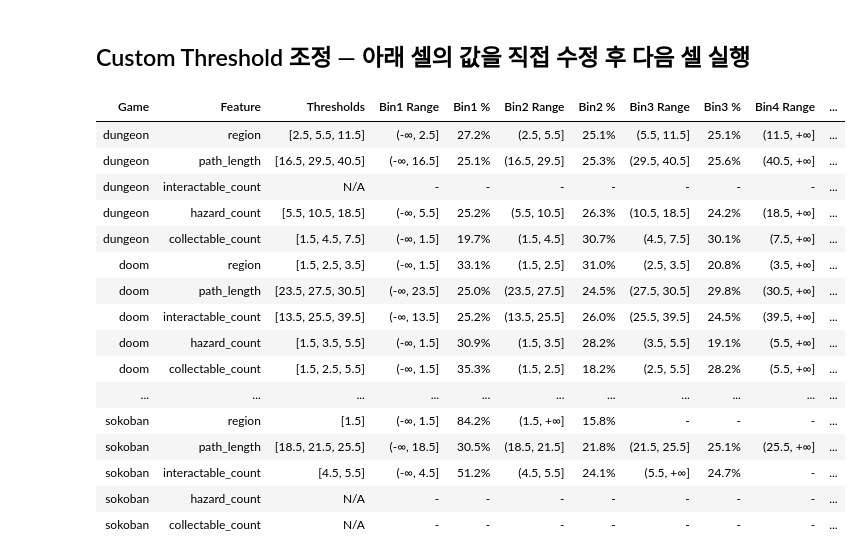
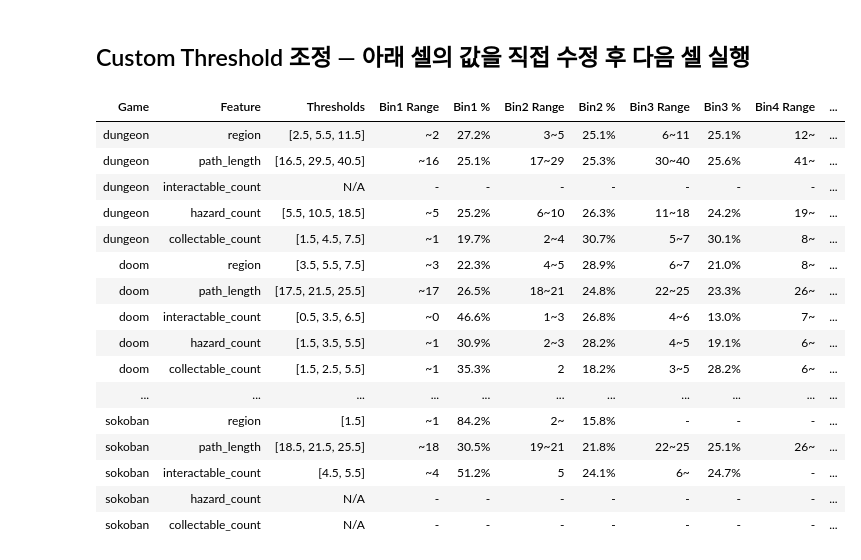
Before and after one commit to bic4907/multigame-pcgrl, a Jupyter notebook: dataset/reward_annotations/annotation_figure.ipynb, the cells around one changed output. Drawn from its saved outputs; the diff is of its cells as text; code cells hidden in the pictures.

Commit message:
add annotation threshold figure

```diff
--- a/dataset/reward_annotations/annotation_figure.ipynb
+++ b/dataset/reward_annotations/annotation_figure.ipynb
@@ -449,21 +449,21 @@ CUSTOM_THRESHOLDS = {
     "dungeon_hazard_count":       [5.5, 10.5, 18.5],
     "dungeon_collectable_count":  [1.5, 4.5, 7.5],
 
-    "doom_region":                [1.5, 2.5, 3.5],
-    "doom_path_length":           [23.5, 27.5, 30.5],
-    "doom_interactable_count":    [13.5, 25.5, 39.5],
+    "doom_region":                [3.5, 5.5, 7.5],
+    "doom_path_length":           [17.5, 21.5, 25.5],
+    "doom_interactable_count":    [0.5, 3.5, 6.5],
     "doom_hazard_count":          [1.5, 3.5, 5.5],
     "doom_collectable_count":     [1.5, 2.5, 5.5],
 
-    "zelda_region":               [1.5],
-    "zelda_path_length":          [20.5, 22.5],
+    "zelda_region":               [0.5, 1.5, 2.5],
+    "zelda_path_length":          [18.5, 20.5, 22.5],
     "zelda_interactable_count":   [4.5, 8.5, 26.5],
     "zelda_hazard_count":         [0.5, 4.5],
     "zelda_collectable_count":    [0.5, 1.5, 2.5],
 
     "pokemon_region":             [1.5, 2.5, 4.5],
     "pokemon_path_length":        [18.5, 25.5, 30.5],
-    "pokemon_interactable_count": [0.5, 3.5, 43.5],
+    "pokemon_interactable_count": [0.5, 20.5, 60.5],
     "pokemon_hazard_count":       [2.5, 8.5, 15.5],
     "pokemon_collectable_count":  [0.5, 2.5, 5.5],
 
@@ -485,9 +485,25 @@ def compute_ratios_from_thresholds(vals, thresholds):
         lo, hi = edges[i], edges[i + 1]
         mask = (vals > lo) & (vals <= hi)
         ratios.append(mask.sum() / len(vals))
-        lo_str = f"{lo:.1f}" if lo != -np.inf else "-∞"
-        hi_str = f"{hi:.1f}" if hi != np.inf else "+∞"
-        labels.append(f"({lo_str}, {hi_str}]")
+
+        # n.5 threshold 기준: 구간 내 정수 범위 계산
+        # lo=2.5 → 첫 정수 = 3 (int(lo+0.51))
+        # hi=5.5 → 마지막 정수 = 5 (int(hi-0.49))
+        lo_int = int(lo + 0.51) if lo != -np.inf else None
+        hi_int = int(hi - 0.49) if hi != np.inf else None
+
+        if lo_int is None and hi_int is None:
+            lbl = "all"
+        elif lo_int is None:
+            lbl = f"~{hi_int}"
+        elif hi_int is None:
+            lbl = f"{lo_int}~"
+        elif lo_int == hi_int:
+            lbl = f"{lo_int}"
+        else:
+            lbl = f"{lo_int}~{hi_int}"
+        labels.append(lbl)
+
     return ratios, labels
 
 
@@ -513,47 +529,46 @@ for game in GAMES:
 
         ratios, labels = compute_ratios_from_thresholds(vals, thresholds)
 
-        # 최대 4구간까지 표시
         bins_info = list(zip(labels, ratios))
         while len(bins_info) < 4:
             bins_info.append(("-", None))
 
         row = {
             "Game": game,
             "Feature": feat,
             "Thresholds": str(sorted(thresholds)),
         }
         for i, (lbl, r) in enumerate(bins_info[:4], start=1):
             row[f"Bin{i} Range"] = lbl
             row[f"Bin{i} %"] = f"{r*100:.1f}%" if r is not None else "-"
 
         custom_rows.append(row)
 
 custom_tbl = pd.DataFrame(custom_rows)
 
 display(custom_tbl.style
     .set_properties(**{"text-align": "center", "white-space": "nowrap"})
     .set_table_styles([
         {"selector": "th", "props": [("text-align", "center"), ("background-color", "#ddeeff")]},
         {"selector": "tr:hover", "props": [("background-color", "#f5f5ff")]},
     ])
     .hide(axis="index")
 )
 # %% [output]
 | Game | Feature | Thresholds | Bin1 Range | Bin1 % | Bin2 Range | Bin2 % | Bin3 Range | Bin3 % | Bin4 Range | ... |
-| dungeon | region | [2.5, 5.5, 11.5] | (-∞, 2.5] | 27.2% | (2.5, 5.5] | 25.1% | (5.5, 11.5] | 25.1% | (11.5, +∞] | ... |
-| dungeon | path_length | [16.5, 29.5, 40.5] | (-∞, 16.5] | 25.1% | (16.5, 29.5] | 25.3% | (29.5, 40.5] | 25.6% | (40.5, +∞] | ... |
+| dungeon | region | [2.5, 5.5, 11.5] | ~2 | 27.2% | 3~5 | 25.1% | 6~11 | 25.1% | 12~ | ... |
+| dungeon | path_length | [16.5, 29.5, 40.5] | ~16 | 25.1% | 17~29 | 25.3% | 30~40 | 25.6% | 41~ | ... |
 | dungeon | interactable_count | N/A | - | - | - | - | - | - | - | ... |
-| dungeon | hazard_count | [5.5, 10.5, 18.5] | (-∞, 5.5] | 25.2% | (5.5, 10.5] | 26.3% | (10.5, 18.5] | 24.2% | (18.5, +∞] | ... |
-| dungeon | collectable_count | [1.5, 4.5, 7.5] | (-∞, 1.5] | 19.7% | (1.5, 4.5] | 30.7% | (4.5, 7.5] | 30.1% | (7.5, +∞] | ... |
-| doom | region | [1.5, 2.5, 3.5] | (-∞, 1.5] | 33.1% | (1.5, 2.5] | 31.0% | (2.5, 3.5] | 20.8% | (3.5, +∞] | ... |
-| doom | path_length | [23.5, 27.5, 30.5] | (-∞, 23.5] | 25.0% | (23.5, 27.5] | 24.5% | (27.5, 30.5] | 29.8% | (30.5, +∞] | ... |
-| doom | interactable_count | [13.5, 25.5, 39.5] | (-∞, 13.5] | 25.2% | (13.5, 25.5] | 26.0% | (25.5, 39.5] | 24.5% | (39.5, +∞] | ... |
-| doom | hazard_count | [1.5, 3.5, 5.5] | (-∞, 1.5] | 30.9% | (1.5, 3.5] | 28.2% | (3.5, 5.5] | 19.1% | (5.5, +∞] | ... |
-| doom | collectable_count | [1.5, 2.5, 5.5] | (-∞, 1.5] | 35.3% | (1.5, 2.5] | 18.2% | (2.5, 5.5] | 28.2% | (5.5, +∞] | ... |
+| dungeon | hazard_count | [5.5, 10.5, 18.5] | ~5 | 25.2% | 6~10 | 26.3% | 11~18 | 24.2% | 19~ | ... |
+| dungeon | collectable_count | [1.5, 4.5, 7.5] | ~1 | 19.7% | 2~4 | 30.7% | 5~7 | 30.1% | 8~ | ... |
+| doom | region | [3.5, 5.5, 7.5] | ~3 | 22.3% | 4~5 | 28.9% | 6~7 | 21.0% | 8~ | ... |
+| doom | path_length | [17.5, 21.5, 25.5] | ~17 | 26.5% | 18~21 | 24.8% | 22~25 | 23.3% | 26~ | ... |
+| doom | interactable_count | [0.5, 3.5, 6.5] | ~0 | 46.6% | 1~3 | 26.8% | 4~6 | 13.0% | 7~ | ... |
+| doom | hazard_count | [1.5, 3.5, 5.5] | ~1 | 30.9% | 2~3 | 28.2% | 4~5 | 19.1% | 6~ | ... |
+| doom | collectable_count | [1.5, 2.5, 5.5] | ~1 | 35.3% | 2 | 18.2% | 3~5 | 28.2% | 6~ | ... |
 | ... | ... | ... | ... | ... | ... | ... | ... | ... | ... | ... |
-| sokoban | region | [1.5] | (-∞, 1.5] | 84.2% | (1.5, +∞] | 15.8% | - | - | - | ... |
-| sokoban | path_length | [18.5, 21.5, 25.5] | (-∞, 18.5] | 30.5% | (18.5, 21.5] | 21.8% | (21.5, 25.5] | 25.1% | (25.5, +∞] | ... |
-| sokoban | interactable_count | [4.5, 5.5] | (-∞, 4.5] | 51.2% | (4.5, 5.5] | 24.1% | (5.5, +∞] | 24.7% | - | ... |
+| sokoban | region | [1.5] | ~1 | 84.2% | 2~ | 15.8% | - | - | - | ... |
+| sokoban | path_length | [18.5, 21.5, 25.5] | ~18 | 30.5% | 19~21 | 21.8% | 22~25 | 25.1% | 26~ | ... |
+| sokoban | interactable_count | [4.5, 5.5] | ~4 | 51.2% | 5 | 24.1% | 6~ | 24.7% | - | ... |
 | sokoban | hazard_count | N/A | - | - | - | - | - | - | - | ... |
 | sokoban | collectable_count | N/A | - | - | - | - | - | - | - | ... |
```
Also changed, not shown: parts of 5 cells of this notebook.
